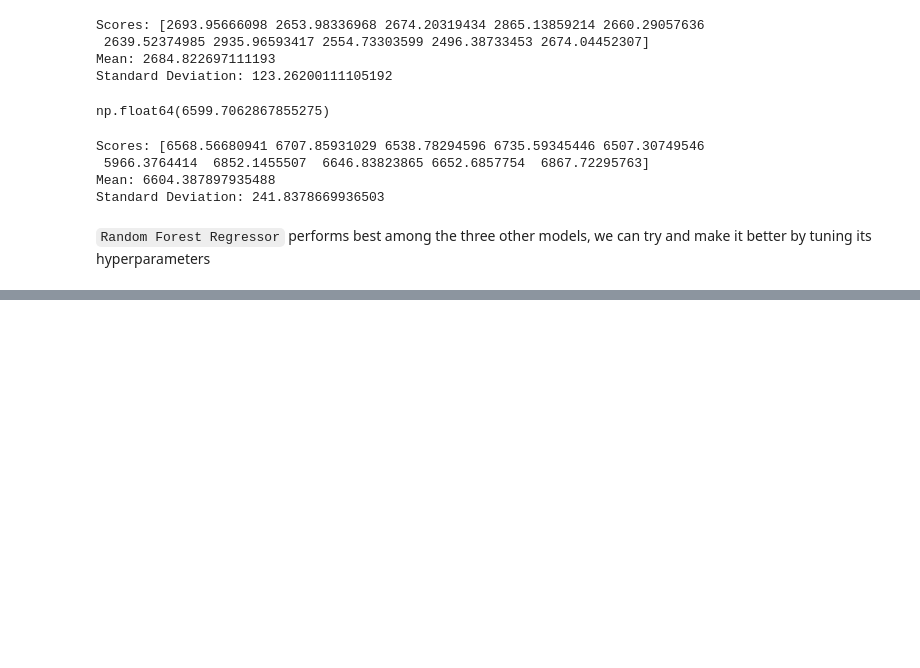
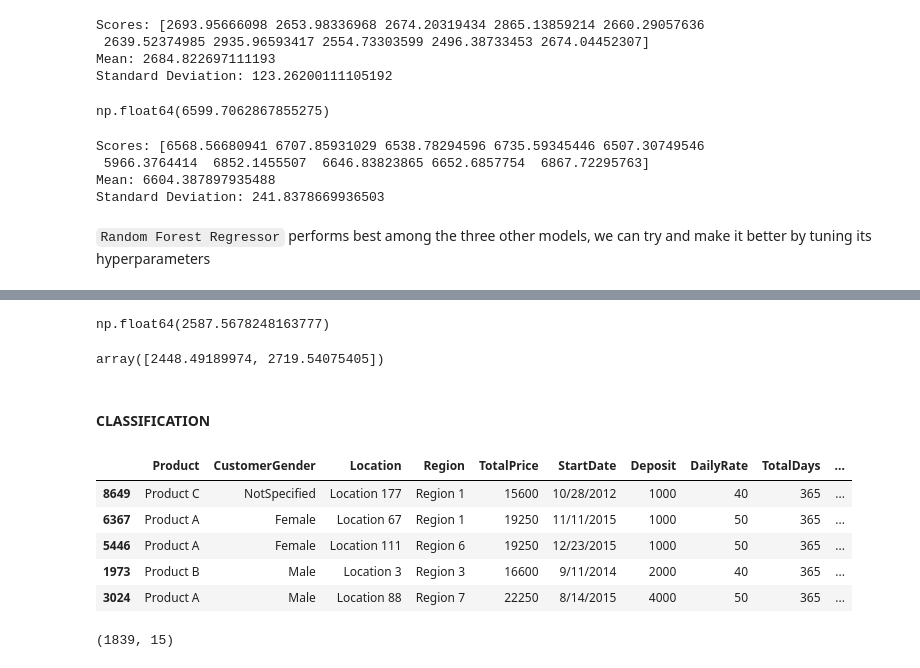
Before and after one commit to mwisechacha/M-Kopa-Analysis, a Jupyter notebook: Kopa.ipynb, the cells around one changed output, grey strips where cells are left out. Drawn from its saved outputs; the diff is of its cells as text; code cells hidden in the pictures; blank space fills up the shorter version.

Commit message:
add classification models

```diff
--- a/Kopa.ipynb
+++ b/Kopa.ipynb
@@ -676,0 +822,27 @@ Standard Deviation: 241.8378669936503
+# %%
+final_reg_predictions = final_model.predict(X_test_prepared)
+final_reg_mse = mean_squared_error(y_test, final_reg_predictions)
+final_reg_rmse = np.sqrt(final_reg_mse)
+final_reg_rmse
+# %% [output]
+np.float64(2587.5678248163777)
+# %%
+# check confidence interval
+confidence_interval = 0.95
+squared_errors = (final_reg_predictions - y_test) ** 2
+np.sqrt(stats.t.interval(confidence_interval, len(squared_errors) - 1,
+                         loc=squared_errors.mean(),
+                         scale=stats.sem(squared_errors)))
+# %% [output]
+array([2448.49189974, 2719.54075405])
+# %% [markdown]
+#### CLASSIFICATION
+# %%
+strat_train_set.head()
+# %% [output]
+|  | Product | CustomerGender | Location | Region | TotalPrice | StartDate | Deposit | DailyRate | TotalDays | ... |
+| 8649 | Product C | NotSpecified | Location 177 | Region 1 | 15600 | 10/28/2012 | 1000 | 40 | 365 | ... |
+| 6367 | Product A | Female | Location 67 | Region 1 | 19250 | 11/11/2015 | 1000 | 50 | 365 | ... |
+| 5446 | Product A | Female | Location 111 | Region 6 | 19250 | 12/23/2015 | 1000 | 50 | 365 | ... |
+| 1973 | Product B | Male | Location 3 | Region 3 | 16600 | 9/11/2014 | 2000 | 40 | 365 | ... |
+| 3024 | Product A | Male | Location 88 | Region 7 | 22250 | 8/14/2015 | 4000 | 50 | 365 | ... |
@@ -676,0 +858,4 @@ Standard Deviation: 241.8378669936503
+# %%
+strat_test_set.shape
+# %% [output]
+(1839, 15)
```
Also changed, not shown: parts of 24 cells of this notebook.
